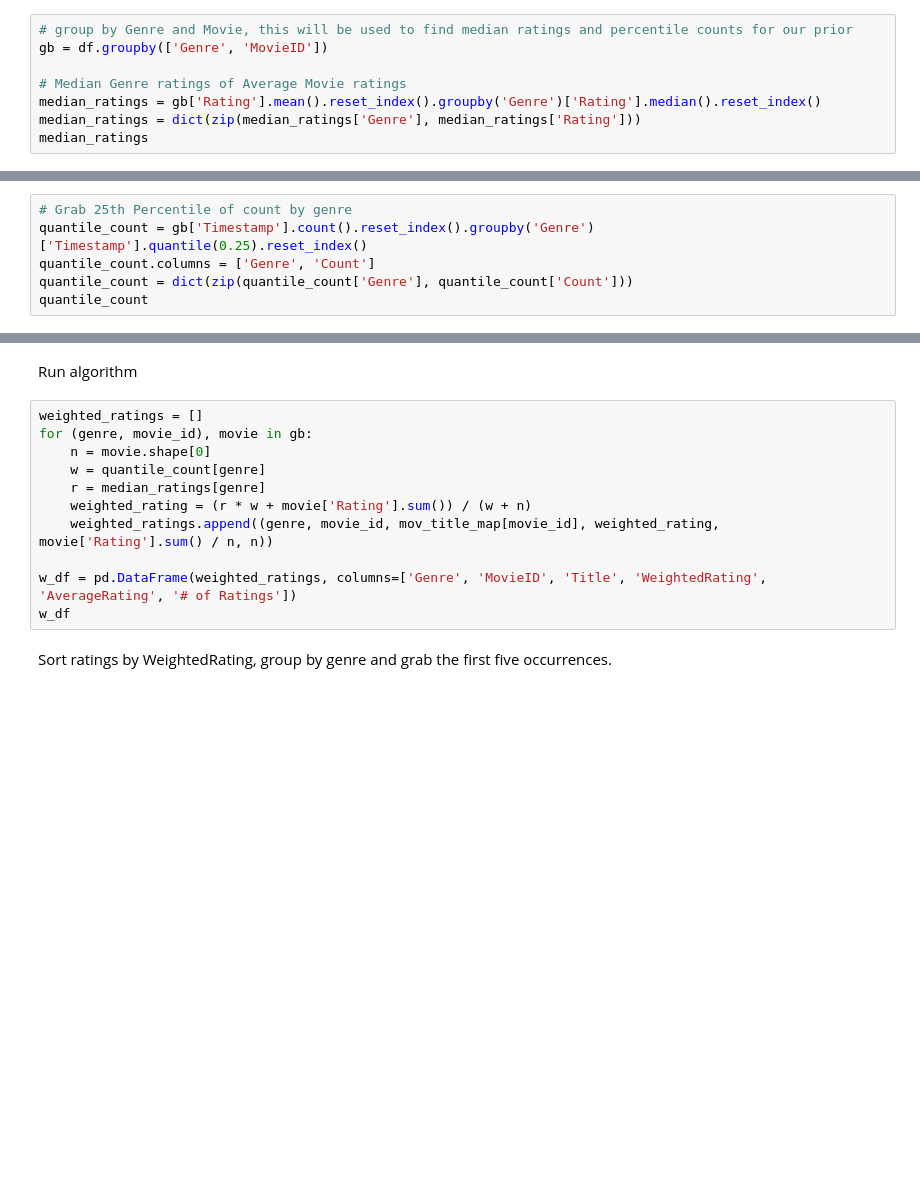
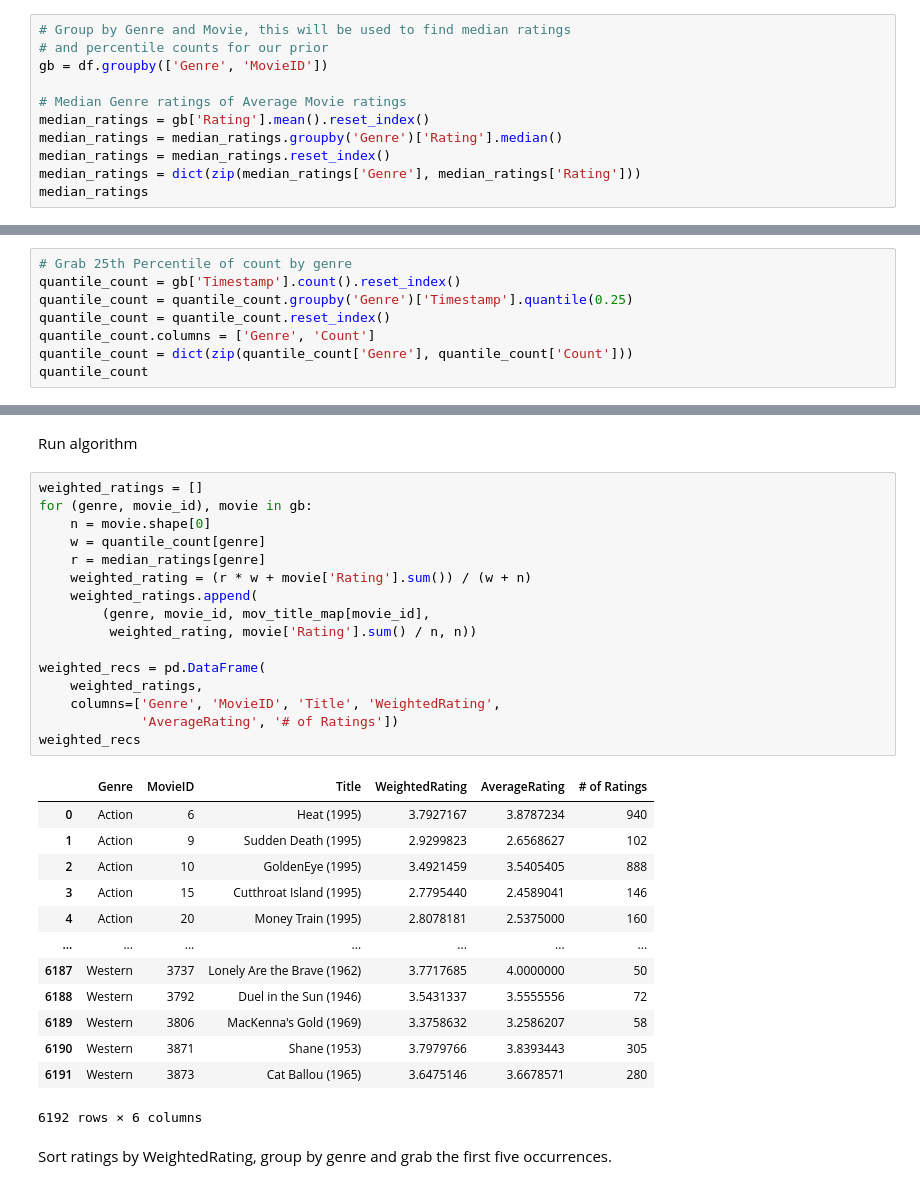
Before and after one commit to RynoXLI/PSL, a Jupyter notebook: project4/report.ipynb, the cells around one changed output, grey strips where cells are left out. Cells and saved outputs as stored; diff of their text form; blank space fills up the shorter version.

```diff
--- a/project4/report.ipynb
+++ b/project4/report.ipynb
@@ -67,10 +110,13 @@ Consider $\bar{w}$ to be the average number of ratings for a given genre, and $\
 
 In our implementation we defined $\bar{w}$ to be the median genre rating from the average movie ratings in that genre. We also define $\bar{r}$ to be the genre's 25th percentile count (of ratings per movie)
 # %%
-# group by Genre and Movie, this will be used to find median ratings and percentile counts for our prior
+# Group by Genre and Movie, this will be used to find median ratings
+# and percentile counts for our prior
 gb = df.groupby(['Genre', 'MovieID'])
 
 # Median Genre ratings of Average Movie ratings
-median_ratings = gb['Rating'].mean().reset_index().groupby('Genre')['Rating'].median().reset_index()
+median_ratings = gb['Rating'].mean().reset_index()
+median_ratings = median_ratings.groupby('Genre')['Rating'].median()
+median_ratings = median_ratings.reset_index()
 median_ratings = dict(zip(median_ratings['Genre'], median_ratings['Rating']))
 median_ratings
@@ -77,6 +142,8 @@ median_ratings
 # %%
 # Grab 25th Percentile of count by genre
-quantile_count = gb['Timestamp'].count().reset_index().groupby('Genre')['Timestamp'].quantile(0.25).reset_index()
+quantile_count = gb['Timestamp'].count().reset_index()
+quantile_count = quantile_count.groupby('Genre')['Timestamp'].quantile(0.25)
+quantile_count = quantile_count.reset_index()
 quantile_count.columns = ['Genre', 'Count']
 quantile_count = dict(zip(quantile_count['Genre'], quantile_count['Count']))
 quantile_count
@@ -85,14 +171,33 @@ Run algorithm
 # %%
 weighted_ratings = []
 for (genre, movie_id), movie in gb:
     n = movie.shape[0]
     w = quantile_count[genre]
     r = median_ratings[genre]
     weighted_rating = (r * w + movie['Rating'].sum()) / (w + n)
-    weighted_ratings.append((genre, movie_id, mov_title_map[movie_id], weighted_rating, movie['Rating'].sum() / n, n))
+    weighted_ratings.append(
+        (genre, movie_id, mov_title_map[movie_id],
+         weighted_rating, movie['Rating'].sum() / n, n))
 
-w_df = pd.DataFrame(weighted_ratings, columns=['Genre', 'MovieID', 'Title', 'WeightedRating', 'AverageRating', '# of Ratings'])
-w_df
+weighted_recs = pd.DataFrame(
+    weighted_ratings,
+    columns=['Genre', 'MovieID', 'Title', 'WeightedRating',
+             'AverageRating', '# of Ratings'])
+weighted_recs
+# %% [output]
+|  | Genre | MovieID | Title | WeightedRating | AverageRating | # of Ratings |
+| 0 | Action | 6 | Heat (1995) | 3.7927167 | 3.8787234 | 940 |
+| 1 | Action | 9 | Sudden Death (1995) | 2.9299823 | 2.6568627 | 102 |
+| 2 | Action | 10 | GoldenEye (1995) | 3.4921459 | 3.5405405 | 888 |
+| 3 | Action | 15 | Cutthroat Island (1995) | 2.7795440 | 2.4589041 | 146 |
+| 4 | Action | 20 | Money Train (1995) | 2.8078181 | 2.5375000 | 160 |
+| ... | ... | ... | ... | ... | ... | ... |
+| 6187 | Western | 3737 | Lonely Are the Brave (1962) | 3.7717685 | 4.0000000 | 50 |
+| 6188 | Western | 3792 | Duel in the Sun (1946) | 3.5431337 | 3.5555556 | 72 |
+| 6189 | Western | 3806 | MacKenna's Gold (1969) | 3.3758632 | 3.2586207 | 58 |
+| 6190 | Western | 3871 | Shane (1953) | 3.7979766 | 3.8393443 | 305 |
+| 6191 | Western | 3873 | Cat Ballou (1965) | 3.6475146 | 3.6678571 | 280 |
+6192 rows × 6 columns
 # %% [markdown]
 Sort ratings by WeightedRating, group by genre and grab the first five occurrences.
 # %%
```
Also changed, not shown: parts of 23 cells of this notebook, 1 other file.
